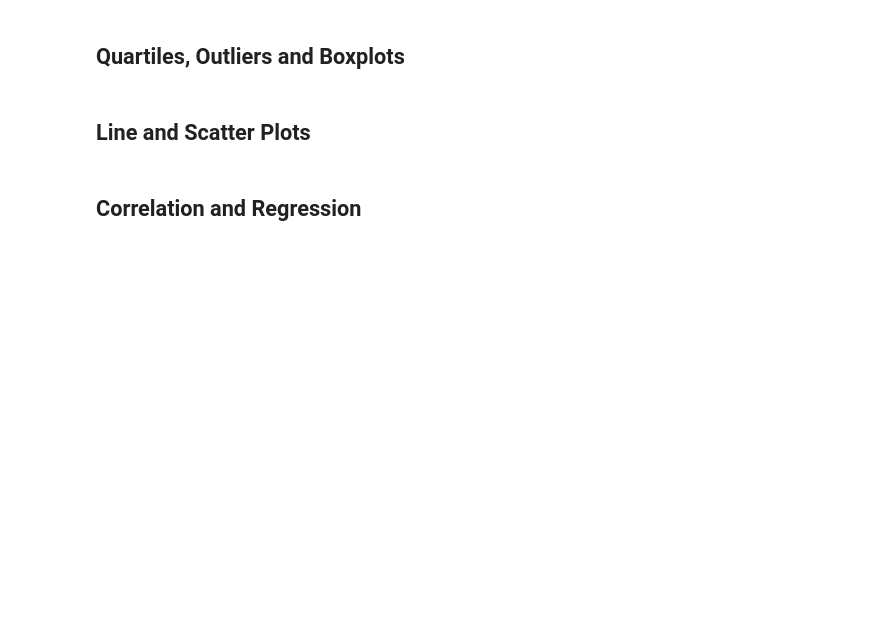
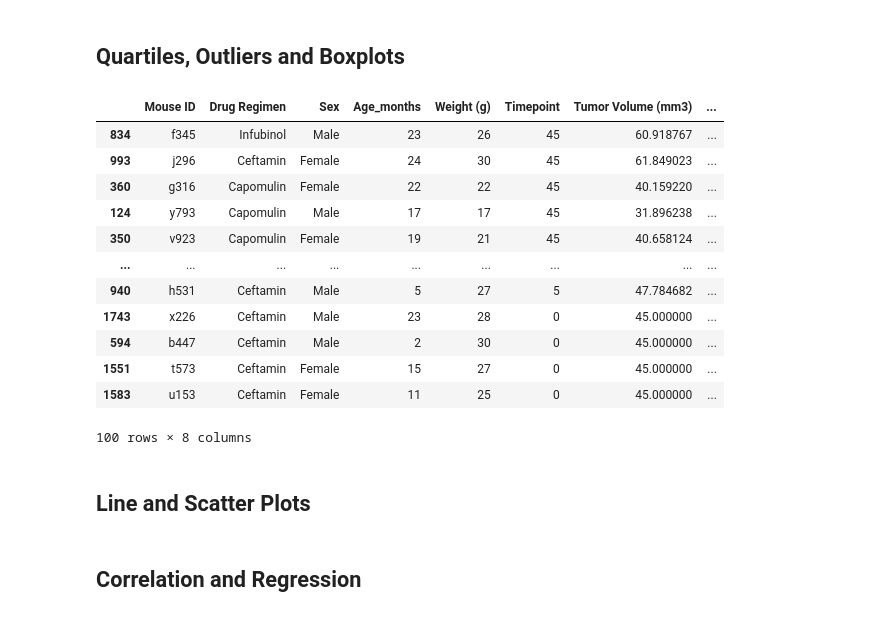
Before and after one commit to JonZagorski/MatplotLib, a Jupyter notebook: Instructions/Pymaceuticals/pymaceuticals_starter.ipynb, the cells around one changed output. Saved outputs shown, nothing was run; the diff lists cells and outputs as text; code cells hidden in the pictures; blank space fills up the shorter version.

```diff
--- a/Instructions/Pymaceuticals/pymaceuticals_starter.ipynb
+++ b/Instructions/Pymaceuticals/pymaceuticals_starter.ipynb
@@ -147,11 +165,28 @@ plt.show()
 # %%
 # Calculate the final tumor volume of each mouse across four of the treatment regimens:
 # Capomulin, Ramicane, Infubinol, and Ceftamin
-
+final_volume = clean_merged.sort_values(by='Timepoint', ascending=False)
+#final_volume
+final_volume = final_volume.drop_duplicates(subset='Mouse ID')
+final_volume = final_volume.loc[(final_volume['Drug Regimen'].isin(["Capomulin", "Ramicane", "Infubinol", "Ceftamin"]))]
 # Start by getting the last (greatest) timepoint for each mouse
-
+final_volume
 
 # Merge this group df with the original dataframe to get the tumor volume at the last timepoint
+# %% [output]
+|  | Mouse ID | Drug Regimen | Sex | Age_months | Weight (g) | Timepoint | Tumor Volume (mm3) | ... |
+| 834 | f345 | Infubinol | Male | 23 | 26 | 45 | 60.918767 | ... |
+| 993 | j296 | Ceftamin | Female | 24 | 30 | 45 | 61.849023 | ... |
+| 360 | g316 | Capomulin | Female | 22 | 22 | 45 | 40.159220 | ... |
+| 124 | y793 | Capomulin | Male | 17 | 17 | 45 | 31.896238 | ... |
+| 350 | v923 | Capomulin | Female | 19 | 21 | 45 | 40.658124 | ... |
+| ... | ... | ... | ... | ... | ... | ... | ... | ... |
+| 940 | h531 | Ceftamin | Male | 5 | 27 | 5 | 47.784682 | ... |
+| 1743 | x226 | Ceftamin | Male | 23 | 28 | 0 | 45.000000 | ... |
+| 594 | b447 | Ceftamin | Male | 2 | 30 | 0 | 45.000000 | ... |
+| 1551 | t573 | Ceftamin | Female | 15 | 27 | 0 | 45.000000 | ... |
+| 1583 | u153 | Ceftamin | Female | 11 | 25 | 0 | 45.000000 | ... |
+100 rows × 8 columns
 # %%
 # Put treatments into a list for for loop (and later for plot labels)
 
```
Also changed, not shown: parts of 4 cells of this notebook.
